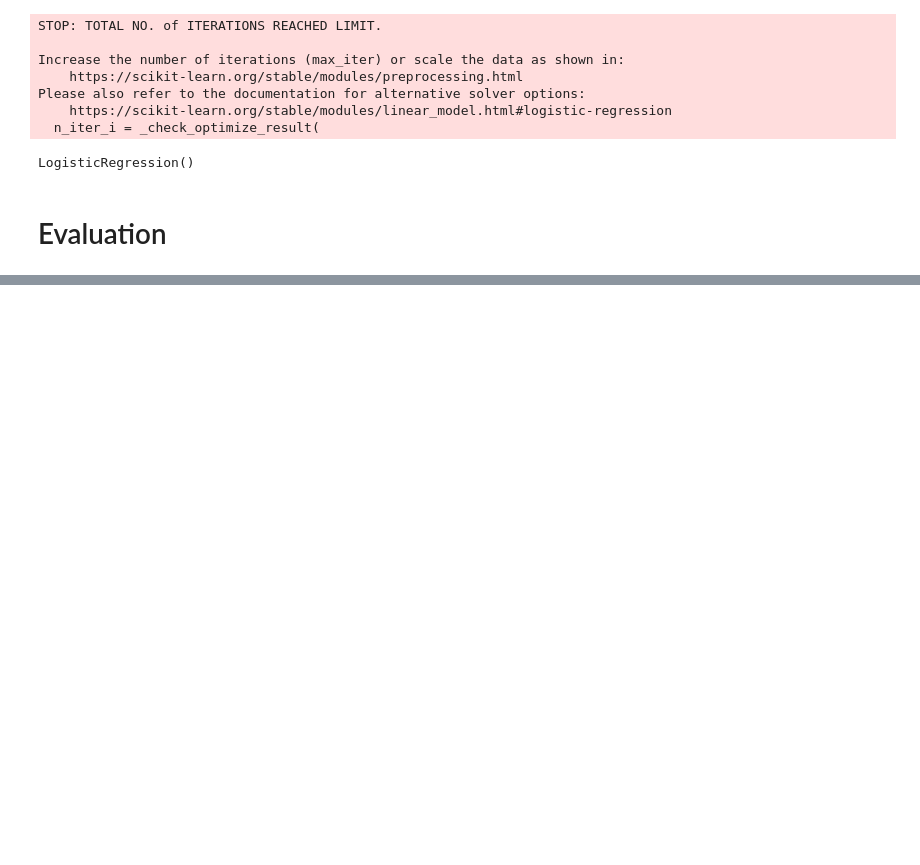
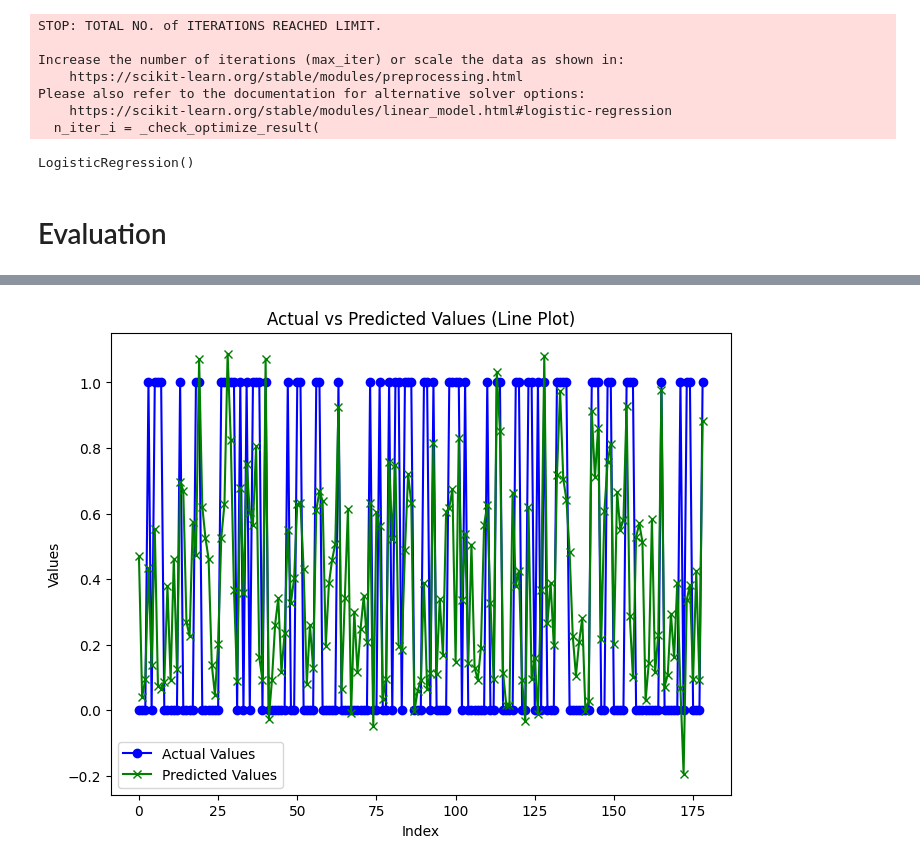
Before and after one commit to StyNW7/Machine_Learning, a Jupyter notebook: 99. Mid-Term/Exercise/Regression-Exercise-1.ipynb, the cells around one changed output, grey strips where cells are left out. Drawn from its saved outputs; the diff is of its cells as text; code cells hidden in the pictures; blank space fills up the shorter version.

```diff
--- a/99. Mid-Term/Exercise/Regression-Exercise-1.ipynb
+++ b/99. Mid-Term/Exercise/Regression-Exercise-1.ipynb
@@ -502,0 +538,17 @@ R2 Score: -0.465294708511367
+# %%
+plt.figure(figsize=(8, 6))
+
+# Plot untuk actual values
+plt.plot(y_test.values, label='Actual Values', color='blue', marker='o')
+
+# Plot untuk predicted values
+plt.plot(y_pred, label='Predicted Values', color='green', marker='x')
+
+# Menambahkan label dan judul
+plt.xlabel('Index')
+plt.ylabel('Values')
+plt.title('Actual vs Predicted Values (Line Plot)')
+plt.legend()
+plt.show()
+# %% [output]
+[figure, added]
```
Also changed, not shown: parts of 11 cells of this notebook, 6 other files.
